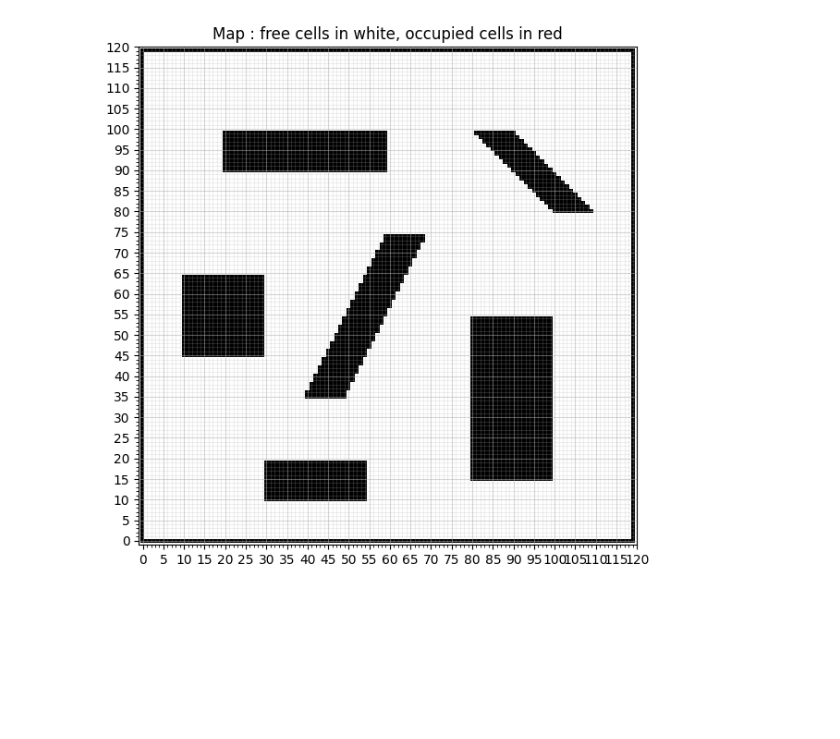
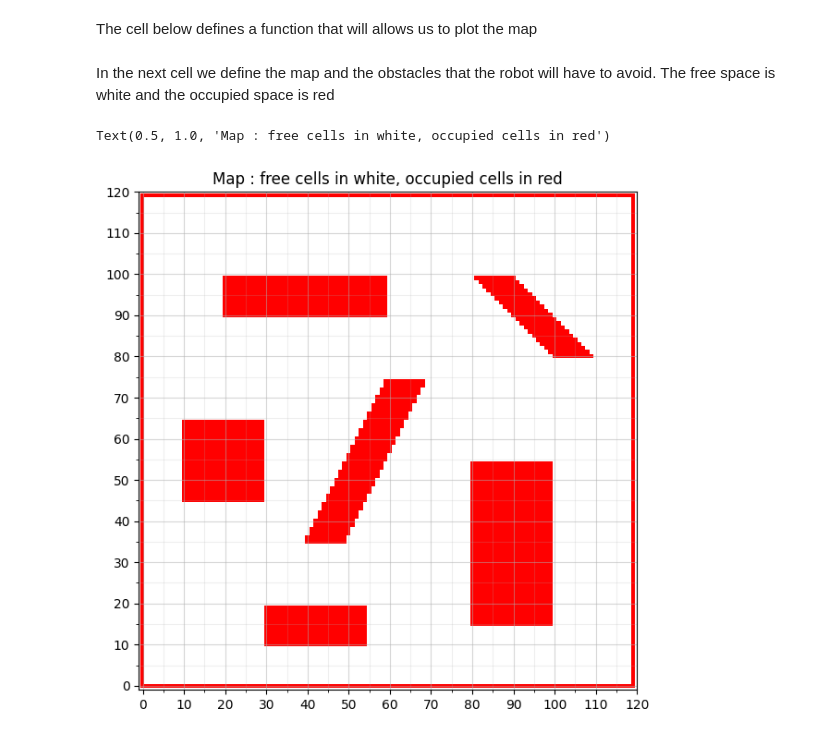
Before and after one commit to Alex0021/MOBR-Thymio-Time-Voyageurs, a Jupyter notebook: GlobalNav/Global_nav_DstarLite_opérationnel.ipynb, the cells around one changed output. Drawn from its saved outputs; the diff is of its cells as text; code cells hidden in the pictures; blank space fills up the shorter version.

```diff
--- a/GlobalNav/Global_nav_DstarLite_opérationnel.ipynb
+++ b/GlobalNav/Global_nav_DstarLite_opérationnel.ipynb
@@ -8,18 +23,23 @@ from scipy.signal import convolve2d
 
 
 %matplotlib inline
+# %% [markdown]
+The cell below defines a function that will allows us to plot the map
 # %%
-def create_empty_plot(max_val):
+def create_plot(max_val, ax=None):
     """
     Helper function to create a figure of the desired dimensions & grid
 
     :param max_val: dimension of the map along the x and y dimensions
     :return: the fig and ax objects.
     """
-    fig, ax = plt.subplots(figsize=(7,7))
+    if ax is None:
+        fig, ax = plt.subplots(figsize=(7,7))
 
-    major_ticks = np.arange(0, max_val+1, 5)
-    minor_ticks = np.arange(0, max_val+1, 1)
+    ax.clear()
+    ax.set_title('D* Plan')
+    major_ticks = np.arange(0, max_val+1, 10)
+    minor_ticks = np.arange(0, max_val+1, 5)
     ax.set_xticks(major_ticks)
     ax.set_xticks(minor_ticks, minor=True)
     ax.set_yticks(major_ticks)
@@ -31,11 +51,14 @@ def create_empty_plot(max_val):
     ax.grid(True)
 
     return fig, ax
+# %% [markdown]
+In the next cell we define the map and the obstacles that the robot will have to avoid. The free space is white and the occupied space is red
 # %%
 #Creating the grid
+
 max_val = 120 # Size of the map
 
-fig, ax = create_empty_plot(max_val)
+fig, ax = create_plot(max_val)
 
 # Creating the occupancy grid
 
@@ -54,34 +77,35 @@ for j in range(10):        #Obstacles
 for j in range(25):
     for k in range (10):
         data[30+j,10+k]=1
 
 for j in range(40):
     for k in range (10):
         data[20+j,90+k]=1
 
 for j in range(20):
     for k in range (20):
         data[10+j,45+k]=1
 
 for j in range(20):
     for k in range (40):
         data[80+j,15+k]=1
 
-for j in range(10):        #Obstacles
+for j in range(10):
     for k in range (20):
         data[100+j-k,80+k]=1
 
 
-cmap = colors.ListedColormap(['white', 'black']) # Select the colors with which to display obstacles and free cells
+cmap = colors.ListedColormap(['white', 'red']) # Select the colors with which to display obstacles and free cells
 
 # Converting the obstacles values into occupied and free cells
 limit = 0
 occupancy_grid = data.copy()
 occupancy_grid[data>limit] = 1
 occupancy_grid[data<=limit] = 0
 
 # Displaying the map
 ax.imshow(occupancy_grid.transpose(), cmap=cmap)
-plt.title("Map : free cells in white, occupied cells in red");
+plt.title("Map : free cells in white, occupied cells in red")
 # %% [output]
+Text(0.5, 1.0, 'Map : free cells in white, occupied cells in red')
-[figure, old version]
+[figure, new version]
```
Also changed, not shown: parts of 18 cells of this notebook.
